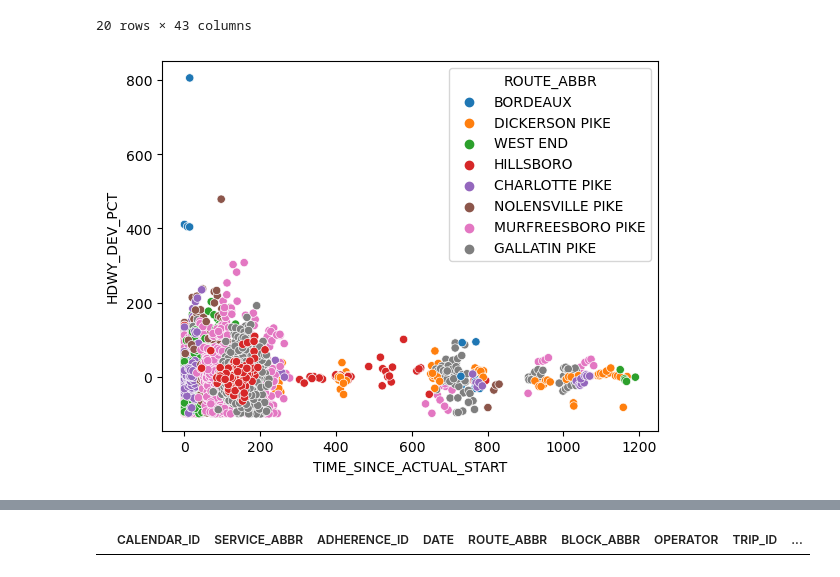
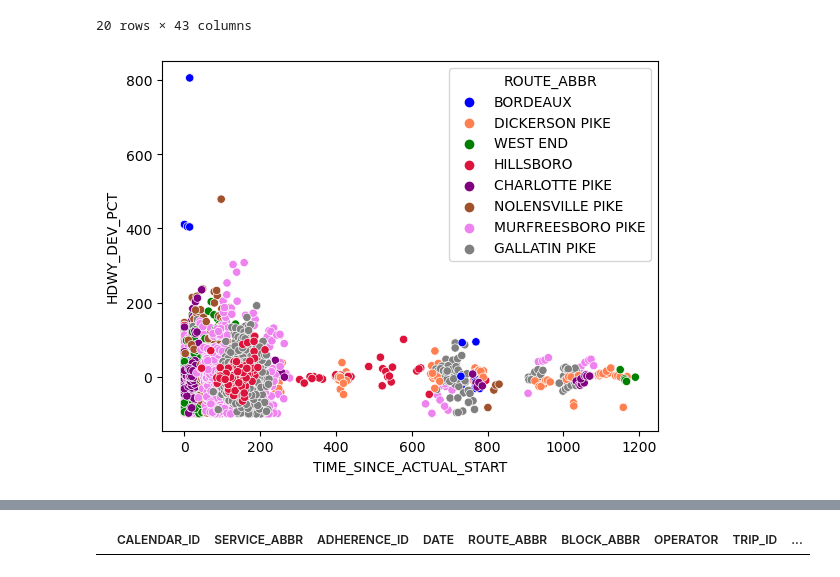
Before and after one commit to ballir27/wego-nashville-bus-adherence, a Jupyter notebook: Notebooks/AB-WeGo-Dist-Time-Travelled-Analysis.ipynb, the cells around one changed output, grey strips where cells are left out. Saved outputs shown, nothing was run; the diff lists cells and outputs as text; code cells hidden in the pictures.

Commit message:
standardized color palette

```diff
--- a/Notebooks/AB-WeGo-Dist-Time-Travelled-Analysis.ipynb
+++ b/Notebooks/AB-WeGo-Dist-Time-Travelled-Analysis.ipynb
@@ -293,4 +349,10 @@ headway_df_adj['HDWY_DEV_PCT'] = 100 * headway_df_adj['HDWY_DEV']/headway_df_adj
 sns.scatterplot(data=headway_df_adj, x= 'STOP_SEQ_ADJ', y='HDWY_DEV_PCT');
 # %% [output]
 [figure]
+# %%
+# all unique keys
+color_keys = headway_df_adj['ROUTE_ABBR'].unique()
+
+# create key: color dictionary
+colors = dict(zip(color_keys, sns.color_palette(['blue','coral','green','crimson','purple','sienna','violet','grey'])))
 # %%
@@ -487,6 +549,6 @@ headway_df_adj[headway_df_adj['TIME_SINCE_ACTUAL_START'].isnull()].head(20)
 | 146 | 120230801 | 1 | 99458038 | 2023-08-01 | BORDEAUX | 2201 | 1617 | 345218 | ... |
 20 rows × 43 columns
 # %%
-sns.scatterplot(data=headway_df_adj, x= 'TIME_SINCE_ACTUAL_START', y='HDWY_DEV_PCT', hue='ROUTE_ABBR');
+sns.scatterplot(data=headway_df_adj, x= 'TIME_SINCE_ACTUAL_START', y='HDWY_DEV_PCT', hue='ROUTE_ABBR', palette = colors);
 # %% [output]
-[figure, old version]
+[figure, new version]
```
Also changed, not shown: parts of 35 cells of this notebook.
